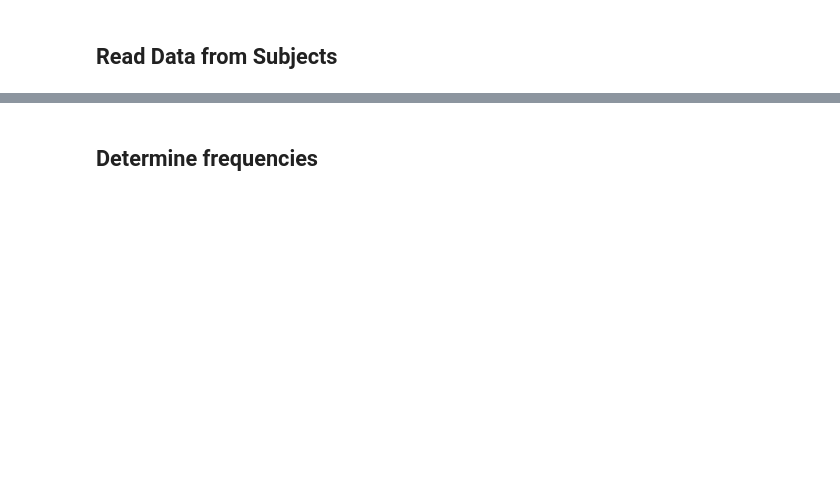
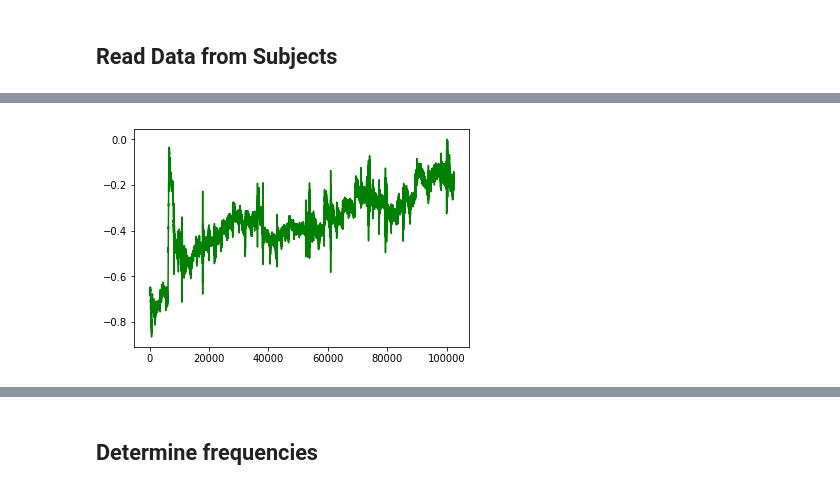
Before and after one commit to RoamEasy/emg-deep-learning, a Jupyter notebook: EMG_Analysis.ipynb, the cells around one changed output, grey strips where cells are left out. Saved outputs shown, nothing was run; the diff lists cells and outputs as text; code cells hidden in the pictures; blank space fills up the shorter version.

```diff
--- a/EMG_Analysis.ipynb
+++ b/EMG_Analysis.ipynb
@@ -43,3 +46,9 @@ plt.show()
+# %%
+# Throat
+plt.plot('CH_3_mV', data= data,  color='green')
+plt.show()
+# %% [output]
+[figure, added]
 # %%
 print('max:', data['CH_1_mV'].max())
 print('min:', data['CH_1_mV'].min())
```
Also changed, not shown: parts of 8 cells of this notebook, 13 other files.
